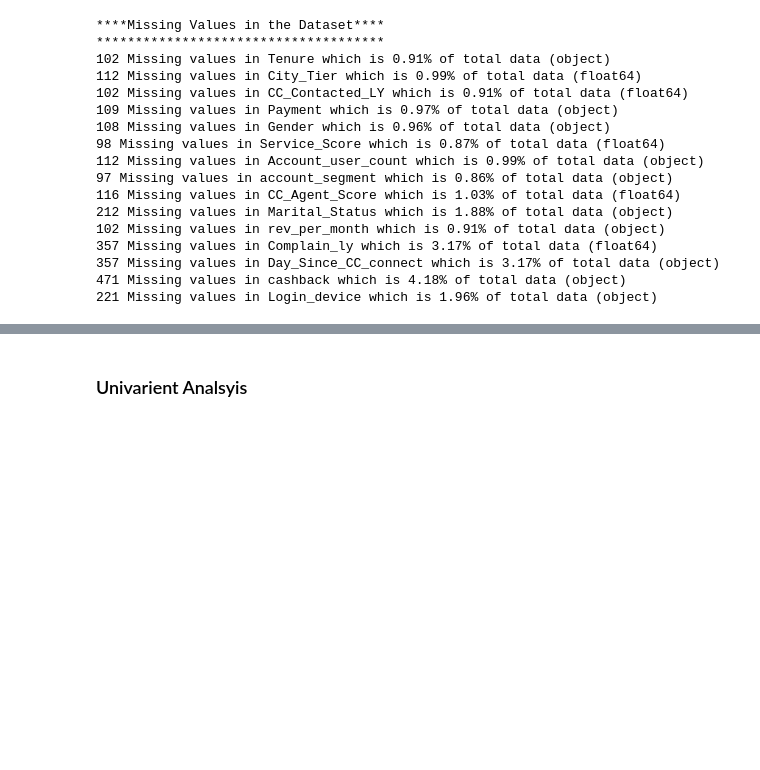
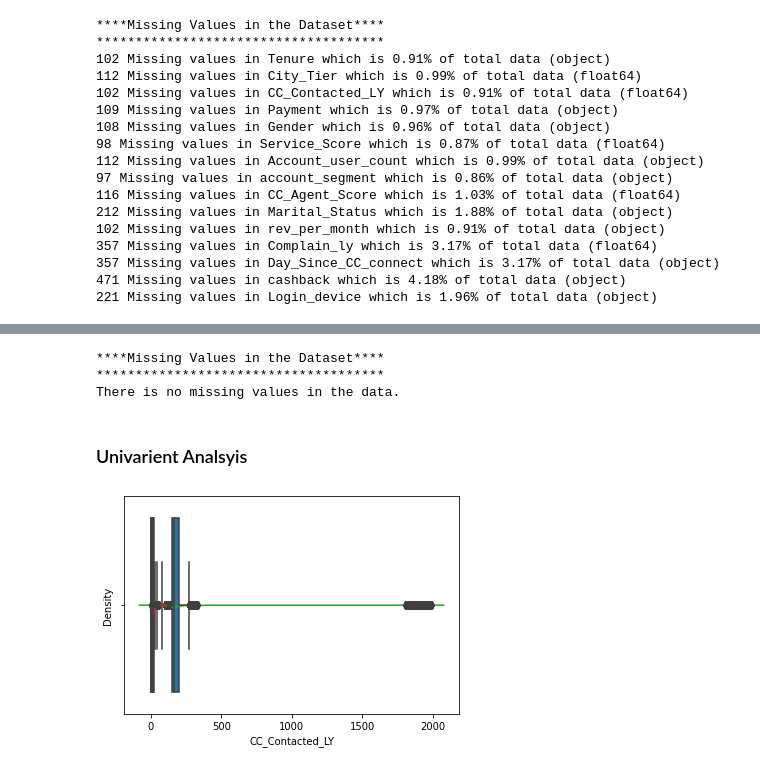
Before and after one commit to psiva2019/CustmerChurn, a Jupyter notebook: CustumerChurn.ipynb, the cells around one changed output, grey strips where cells are left out. Cells and saved outputs as stored; diff of their text form; code cells hidden in the pictures; blank space fills up the shorter version.

```diff
--- a/CustumerChurn.ipynb
+++ b/CustumerChurn.ipynb
@@ -200,3 +192,10 @@ Login_device ['&']
+# %%
+df['account_segment'].replace('Super +','Super Plus',inplace=True)
+df['account_segment'].replace('Regular +','Regular Plus',inplace=True)
+df['Login_device'].replace('&&&&','Mobile',inplace=True)
+
+df['Gender'].replace('Male','M',inplace=True)
+df['Gender'].replace('Female','F',inplace=True)
 # %%
 spdf = check_sp(Vars,False,df)
 display_dataframe(spdf)
@@ -216,2 +215,33 @@ display_dataframe(spdf)
+# %%
+Vars = {'num': ['Tenure','rev_per_month','cashback','CC_Contacted_LY'],'chars':['Complain_ly','CC_Agent_Score','Service_Score','City_Tier','Account_user_count','coupon_used_for_payment','Day_Since_CC_connect','account_segment','Payment','Gender','Marital_Status','Login_device'] }
+
+for vars in Vars['chars']:
+  df[vars].fillna(df[vars].mode()[0],inplace=True)
+
+for vars in Vars['num']:
+  df[vars].fillna(df[vars].median(),inplace=True)
+  if(df[vars].dtype=='object'):
+    df[vars] = df[vars].astype('int64')
+# %%
+#Check for missing value
+print('****Missing Values in the Dataset****')
+print('*************************************')
+msv = df.isnull().sum()[df.isnull().sum()>0]
+if msv.empty:
+    print('There is no missing values in the data.')
+else:
+    for i in range(msv.count()):
+        print('{} Missing values in {} which is {}% of total data ({})'.format(msv[i],msv.index[i],round(((msv[i]/df.shape[0])*100),2),df[msv.index[i]].dtype))
+# %% [output]
+****Missing Values in the Dataset****
+*************************************
+There is no missing values in the data.
 # %% [markdown]
 ### Univarient Analsyis
+# %%
+
+for var in Vars['num']:
+  sns.distplot(df[var])
+  sns.boxplot(df[var])
+# %% [output]
+[figure, added]
```
Also changed, not shown: parts of 6 cells of this notebook.
